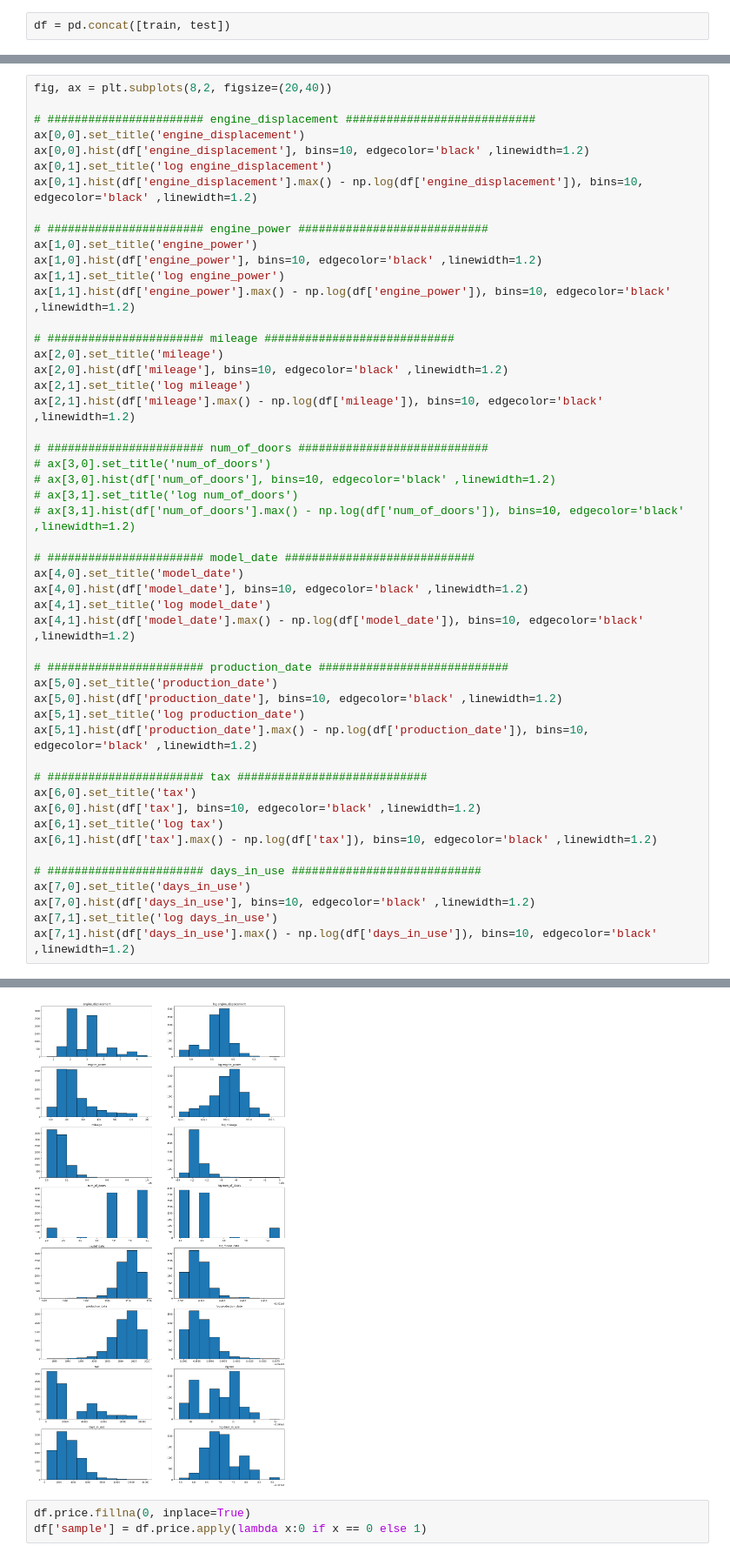
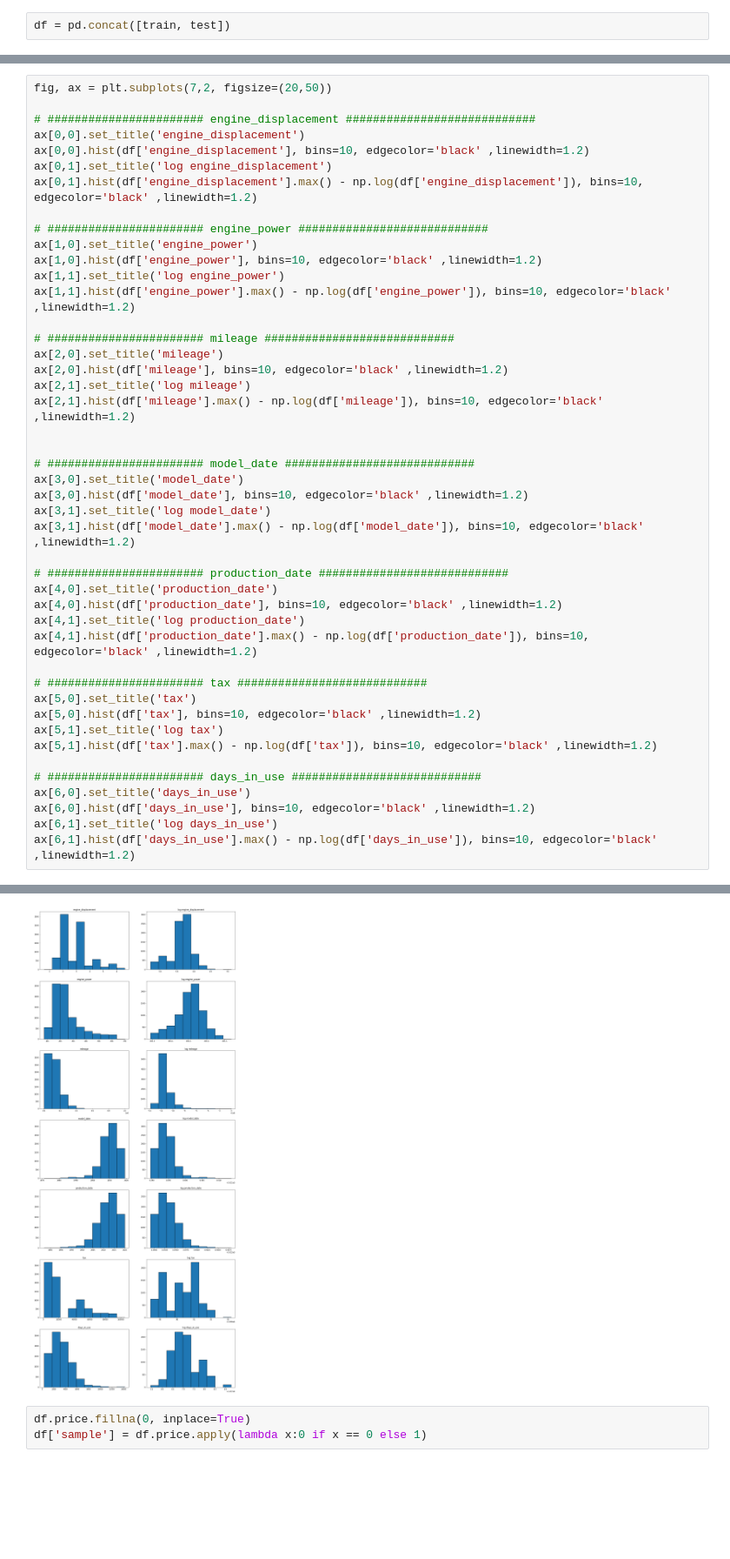
Before and after one commit to alxkzncoff/car_price_prediction_ml_dl, a Jupyter notebook: model/dense_model.ipynb, the cells around one changed output, grey strips where cells are left out. Shown: that part at 87% size. Drawn from its saved outputs; the diff is of its cells as text; blank space fills up the shorter version.

Commit message:
Update dense_model.ipynb
- add build_model() function
- took logarithm of some features

```diff
--- a/model/dense_model.ipynb
+++ b/model/dense_model.ipynb
@@ -74,5 +47,5 @@ plt.hist(df['engine_displacement'])
 # %%
-fig, ax = plt.subplots(8,2, figsize=(20,40))
+fig, ax = plt.subplots(7,2, figsize=(20,50))
 
 # ####################### engine_displacement ############################
 ax[0,0].set_title('engine_displacement')
@@ -80,55 +53,50 @@ ax[0,0].hist(df['engine_displacement'], bins=10, edgecolor='black' ,linewidth=1.
 ax[0,1].set_title('log engine_displacement')
 ax[0,1].hist(df['engine_displacement'].max() - np.log(df['engine_displacement']), bins=10, edgecolor='black' ,linewidth=1.2)
 
 # ####################### engine_power ############################
 ax[1,0].set_title('engine_power')
 ax[1,0].hist(df['engine_power'], bins=10, edgecolor='black' ,linewidth=1.2)
 ax[1,1].set_title('log engine_power')
 ax[1,1].hist(df['engine_power'].max() - np.log(df['engine_power']), bins=10, edgecolor='black' ,linewidth=1.2)
 
 # ####################### mileage ############################
 ax[2,0].set_title('mileage')
 ax[2,0].hist(df['mileage'], bins=10, edgecolor='black' ,linewidth=1.2)
 ax[2,1].set_title('log mileage')
 ax[2,1].hist(df['mileage'].max() - np.log(df['mileage']), bins=10, edgecolor='black' ,linewidth=1.2)
 
-# ####################### num_of_doors ############################
-# ax[3,0].set_title('num_of_doors')
-# ax[3,0].hist(df['num_of_doors'], bins=10, edgecolor='black' ,linewidth=1.2)
-# ax[3,1].set_title('log num_of_doors')
-# ax[3,1].hist(df['num_of_doors'].max() - np.log(df['num_of_doors']), bins=10, edgecolor='black' ,linewidth=1.2)
 
 # ####################### model_date ############################
-ax[4,0].set_title('model_date')
-ax[4,0].hist(df['model_date'], bins=10, edgecolor='black' ,linewidth=1.2)
-ax[4,1].set_title('log model_date')
-ax[4,1].hist(df['model_date'].max() - np.log(df['model_date']), bins=10, edgecolor='black' ,linewidth=1.2)
+ax[3,0].set_title('model_date')
+ax[3,0].hist(df['model_date'], bins=10, edgecolor='black' ,linewidth=1.2)
+ax[3,1].set_title('log model_date')
+ax[3,1].hist(df['model_date'].max() - np.log(df['model_date']), bins=10, edgecolor='black' ,linewidth=1.2)
 
 # ####################### production_date ############################
-ax[5,0].set_title('production_date')
-ax[5,0].hist(df['production_date'], bins=10, edgecolor='black' ,linewidth=1.2)
-ax[5,1].set_title('log production_date')
-ax[5,1].hist(df['production_date'].max() - np.log(df['production_date']), bins=10, edgecolor='black' ,linewidth=1.2)
+ax[4,0].set_title('production_date')
+ax[4,0].hist(df['production_date'], bins=10, edgecolor='black' ,linewidth=1.2)
+ax[4,1].set_title('log production_date')
+ax[4,1].hist(df['production_date'].max() - np.log(df['production_date']), bins=10, edgecolor='black' ,linewidth=1.2)
 
 # ####################### tax ############################
-ax[6,0].set_title('tax')
-ax[6,0].hist(df['tax'], bins=10, edgecolor='black' ,linewidth=1.2)
-ax[6,1].set_title('log tax')
-ax[6,1].hist(df['tax'].max() - np.log(df['tax']), bins=10, edgecolor='black' ,linewidth=1.2)
+ax[5,0].set_title('tax')
+ax[5,0].hist(df['tax'], bins=10, edgecolor='black' ,linewidth=1.2)
+ax[5,1].set_title('log tax')
+ax[5,1].hist(df['tax'].max() - np.log(df['tax']), bins=10, edgecolor='black' ,linewidth=1.2)
 
 # ####################### days_in_use ############################
-ax[7,0].set_title('days_in_use')
-ax[7,0].hist(df['days_in_use'], bins=10, edgecolor='black' ,linewidth=1.2)
-ax[7,1].set_title('log days_in_use')
-ax[7,1].hist(df['days_in_use'].max() - np.log(df['days_in_use']), bins=10, edgecolor='black' ,linewidth=1.2)
+ax[6,0].set_title('days_in_use')
+ax[6,0].hist(df['days_in_use'], bins=10, edgecolor='black' ,linewidth=1.2)
+ax[6,1].set_title('log days_in_use')
+ax[6,1].hist(df['days_in_use'].max() - np.log(df['days_in_use']), bins=10, edgecolor='black' ,linewidth=1.2)
 # %% [output]
 (array([  73.,  310., 1460., 2195., 2075.,  600., 1091.,  449.,    0.,
          100.]),
  array([14175.44005965, 14175.82369518, 14176.2073307 , 14176.59096623,
         14176.97460175, 14177.35823728, 14177.7418728 , 14178.12550832,
         14178.50914385, 14178.89277937, 14179.2764149 ]),
  <a list of 10 Patch objects>)
-[figure, old version]
+[figure, new version]
 # %%
 df.price.fillna(0, inplace=True)
 df['sample'] = df.price.apply(lambda x:0 if x == 0 else 1)
```
Also changed, not shown: parts of 9 cells of this notebook.
